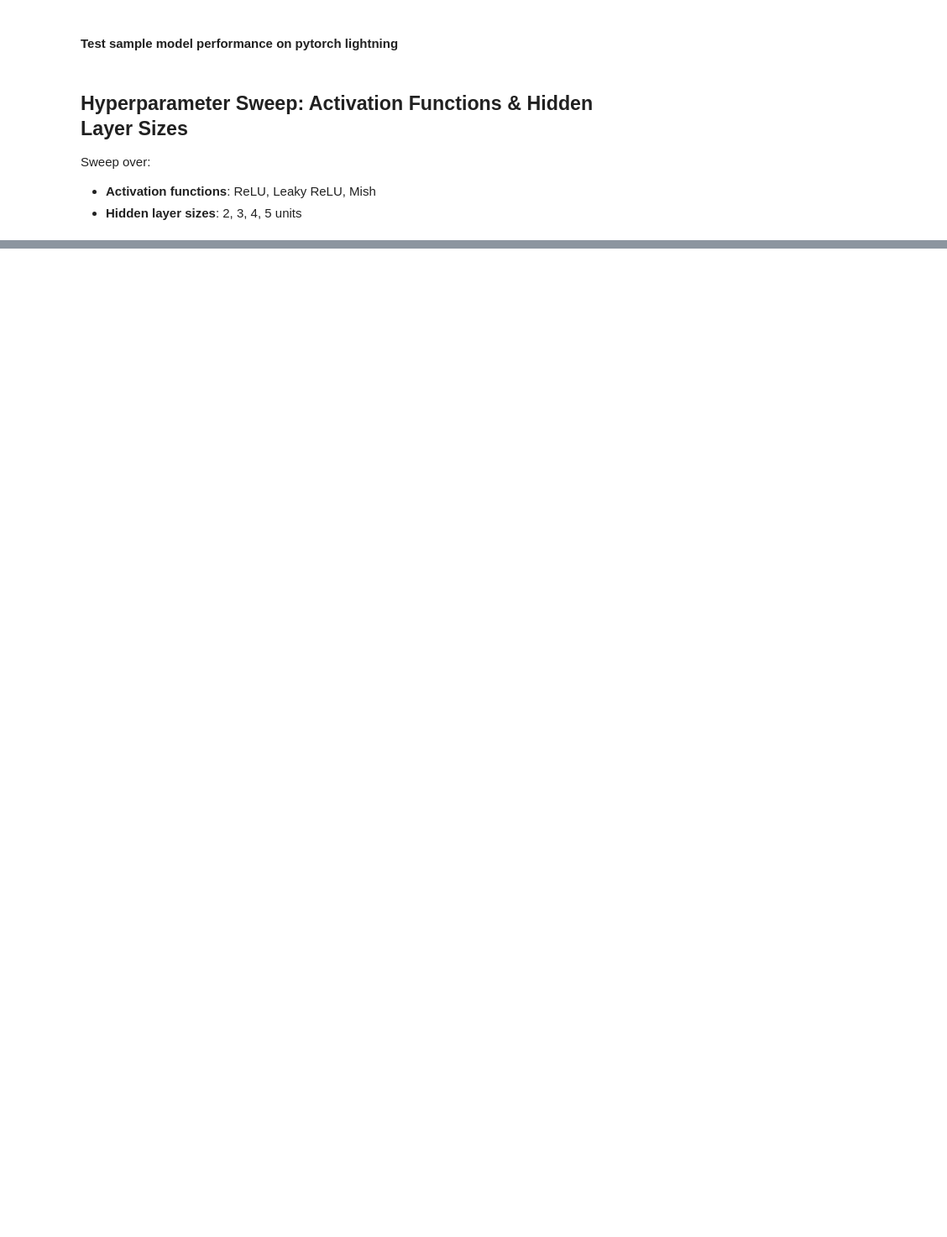
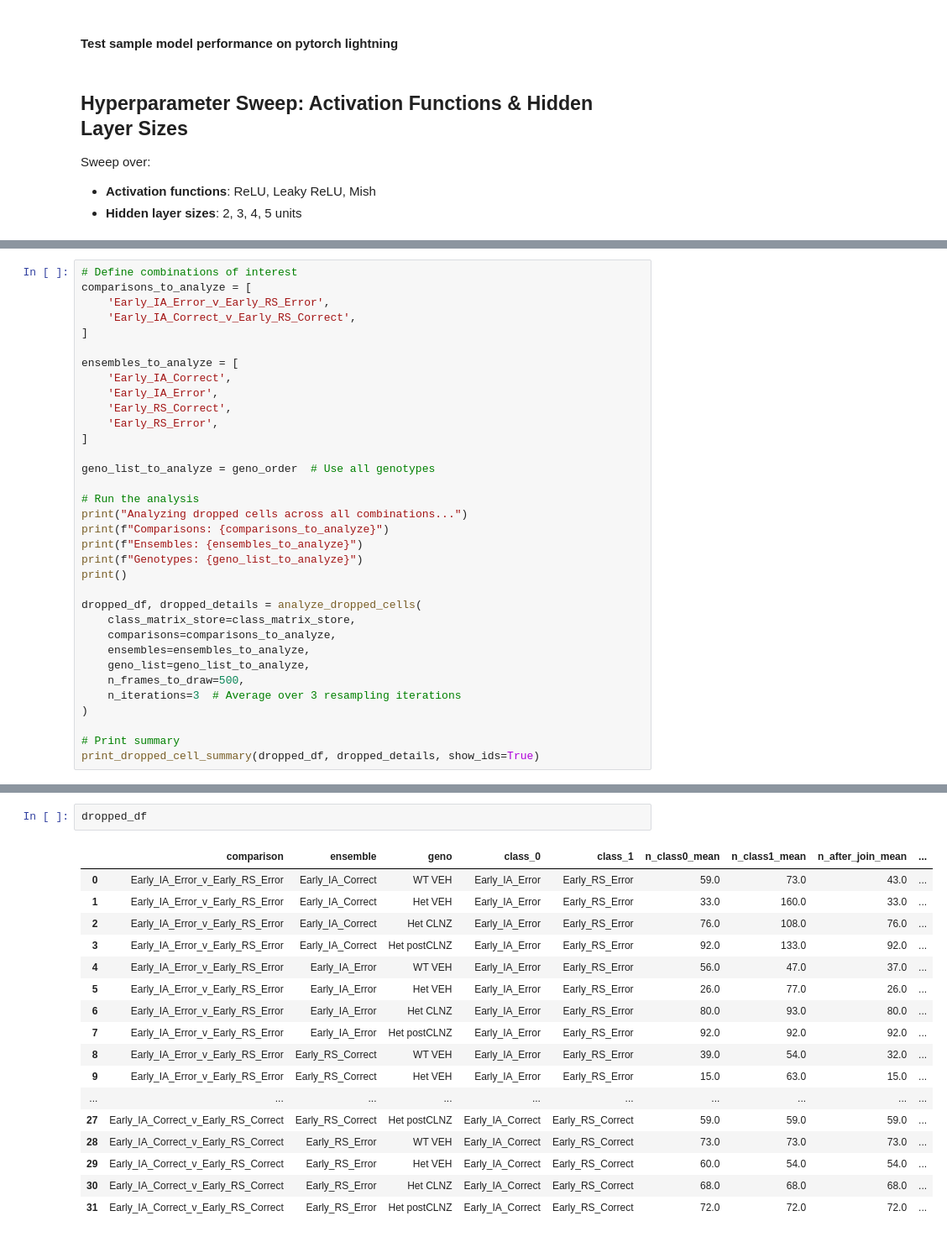
Before and after one commit to cjohnsoncruz/lightning_autoencoder, a Jupyter notebook: autoencoder_train_cloud_v3_paramsweep_only.ipynb, the cells around one changed output, grey strips where cells are left out. Shown at 84% size. Cells and saved outputs as stored; diff of their text form; blank space fills up the shorter version.

```diff
--- a/autoencoder_train_cloud_v3_paramsweep_only.ipynb
+++ b/autoencoder_train_cloud_v3_paramsweep_only.ipynb
@@ -856,0 +1076,34 @@ Best configuration: activation=mish, hidden_size=5
+# %%
+# Define combinations of interest
+comparisons_to_analyze = [
+    'Early_IA_Error_v_Early_RS_Error',
+    'Early_IA_Correct_v_Early_RS_Correct',
+]
+
+ensembles_to_analyze = [
+    'Early_IA_Correct',
+    'Early_IA_Error',
+    'Early_RS_Correct',
+    'Early_RS_Error',
+]
+
+geno_list_to_analyze = geno_order  # Use all genotypes
+
+# Run the analysis
+print("Analyzing dropped cells across all combinations...")
+print(f"Comparisons: {comparisons_to_analyze}")
+print(f"Ensembles: {ensembles_to_analyze}")
+print(f"Genotypes: {geno_list_to_analyze}")
+print()
+
+dropped_df, dropped_details = analyze_dropped_cells(
+    class_matrix_store=class_matrix_store,
+    comparisons=comparisons_to_analyze,
+    ensembles=ensembles_to_analyze,
+    geno_list=geno_list_to_analyze,
+    n_frames_to_draw=500,
+    n_iterations=3  # Average over 3 resampling iterations
+)
+
+# Print summary
+print_dropped_cell_summary(dropped_df, dropped_details, show_ids=True)
@@ -856,0 +1128,20 @@ Best configuration: activation=mish, hidden_size=5
+# %%
+dropped_df
+# %% [output]
+|  | comparison | ensemble | geno | class_0 | class_1 | n_class0_mean | n_class1_mean | n_after_join_mean | ... |
+| 0 | Early_IA_Error_v_Early_RS_Error | Early_IA_Correct | WT VEH | Early_IA_Error | Early_RS_Error | 59.0 | 73.0 | 43.0 | ... |
+| 1 | Early_IA_Error_v_Early_RS_Error | Early_IA_Correct | Het VEH | Early_IA_Error | Early_RS_Error | 33.0 | 160.0 | 33.0 | ... |
+| 2 | Early_IA_Error_v_Early_RS_Error | Early_IA_Correct | Het CLNZ | Early_IA_Error | Early_RS_Error | 76.0 | 108.0 | 76.0 | ... |
+| 3 | Early_IA_Error_v_Early_RS_Error | Early_IA_Correct | Het postCLNZ | Early_IA_Error | Early_RS_Error | 92.0 | 133.0 | 92.0 | ... |
+| 4 | Early_IA_Error_v_Early_RS_Error | Early_IA_Error | WT VEH | Early_IA_Error | Early_RS_Error | 56.0 | 47.0 | 37.0 | ... |
+| 5 | Early_IA_Error_v_Early_RS_Error | Early_IA_Error | Het VEH | Early_IA_Error | Early_RS_Error | 26.0 | 77.0 | 26.0 | ... |
+| 6 | Early_IA_Error_v_Early_RS_Error | Early_IA_Error | Het CLNZ | Early_IA_Error | Early_RS_Error | 80.0 | 93.0 | 80.0 | ... |
+| 7 | Early_IA_Error_v_Early_RS_Error | Early_IA_Error | Het postCLNZ | Early_IA_Error | Early_RS_Error | 92.0 | 92.0 | 92.0 | ... |
+| 8 | Early_IA_Error_v_Early_RS_Error | Early_RS_Correct | WT VEH | Early_IA_Error | Early_RS_Error | 39.0 | 54.0 | 32.0 | ... |
+| 9 | Early_IA_Error_v_Early_RS_Error | Early_RS_Correct | Het VEH | Early_IA_Error | Early_RS_Error | 15.0 | 63.0 | 15.0 | ... |
+| ... | ... | ... | ... | ... | ... | ... | ... | ... | ... |
+| 27 | Early_IA_Correct_v_Early_RS_Correct | Early_RS_Correct | Het postCLNZ | Early_IA_Correct | Early_RS_Correct | 59.0 | 59.0 | 59.0 | ... |
+| 28 | Early_IA_Correct_v_Early_RS_Correct | Early_RS_Error | WT VEH | Early_IA_Correct | Early_RS_Correct | 73.0 | 73.0 | 73.0 | ... |
+| 29 | Early_IA_Correct_v_Early_RS_Correct | Early_RS_Error | Het VEH | Early_IA_Correct | Early_RS_Correct | 60.0 | 54.0 | 54.0 | ... |
+| 30 | Early_IA_Correct_v_Early_RS_Correct | Early_RS_Error | Het CLNZ | Early_IA_Correct | Early_RS_Correct | 68.0 | 68.0 | 68.0 | ... |
+| 31 | Early_IA_Correct_v_Early_RS_Correct | Early_RS_Error | Het postCLNZ | Early_IA_Correct | Early_RS_Correct | 72.0 | 72.0 | 72.0 | ... |
```
Also changed, not shown: parts of 24 cells of this notebook, 6 other files.
